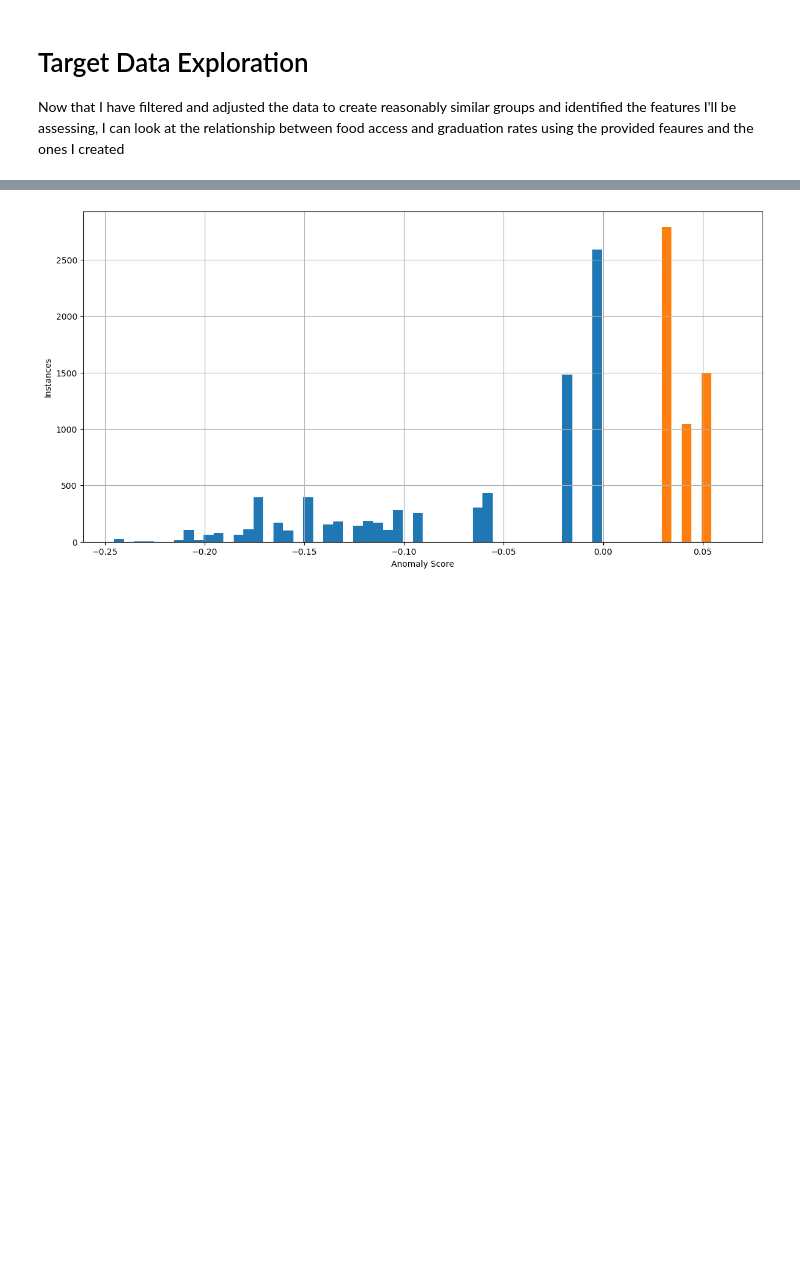
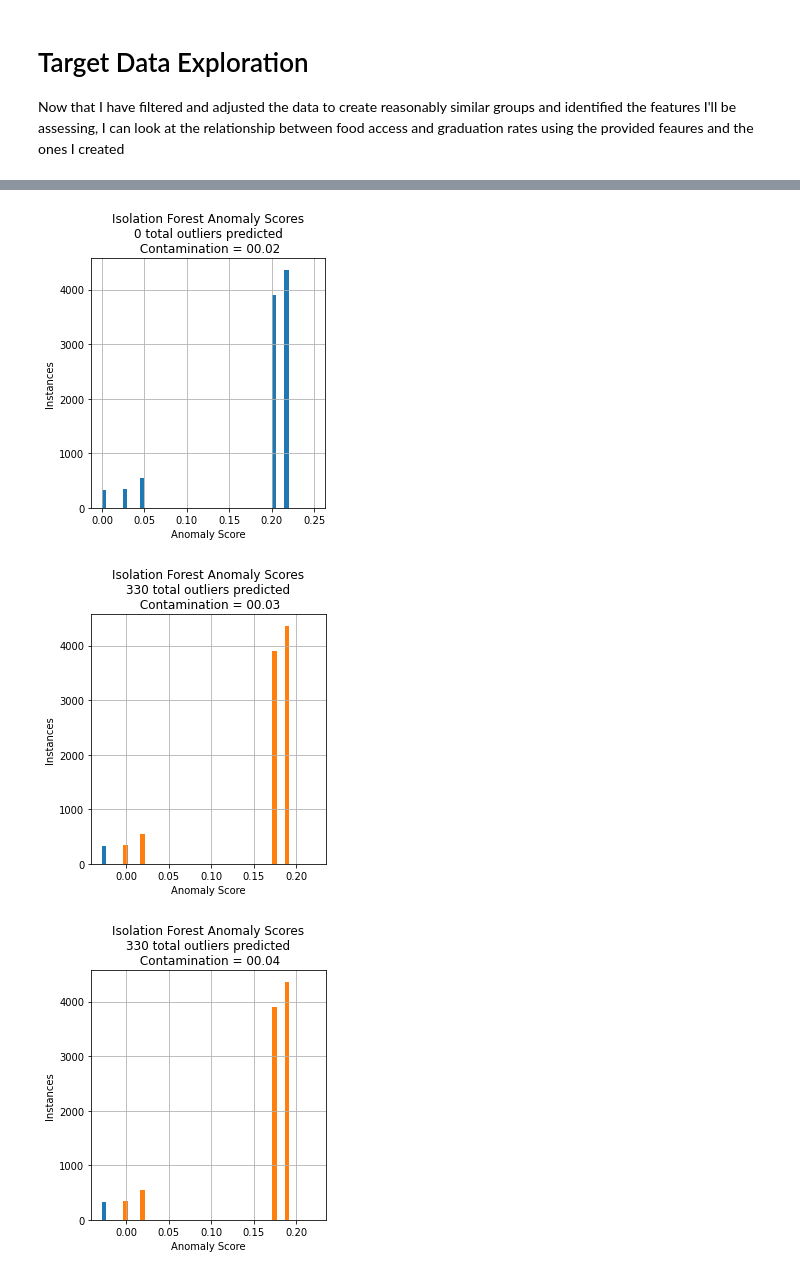
Before and after one commit to bcbottle/TOOL1_FINAL_PROJECT, a Jupyter notebook: data_analysis.ipynb, the cells around one changed output, grey strips where cells are left out. Cells and saved outputs as stored; diff of their text form; code cells hidden in the pictures; blank space fills up the shorter version.

```diff
--- a/data_analysis.ipynb
+++ b/data_analysis.ipynb
@@ -468,8 +366,0 @@ plt.show()
-# %%
-# Plot graduation rates by vehicle access feature
-
-fig, ax = plt.subplots(figsize=(10, 6))
-
-sns.boxplot(data=df, x='LAVehicle', y='grad_rate', ax = ax)
-
-plt.show
@@ -487,27 +402,32 @@ Without any additional domain knowledge to inform this decision, I will choose t
-# %%
-features = df[['charter', 'tract_status', 'LAVehicle', 'title_i', 'nslp']]
-
-clf = IsolationForest(random_state=7284, max_features=1.0)
-
-
-clf.fit(features)
-
-
-iso_forest_predictions = pd.DataFrame(np.c_[clf.predict(features),
-                                            clf.decision_function(features)],
-                                      columns= ['anomaly_flag', 'anomaly_score'])
 # %%
-fig, ax = plt.subplots()
-iso_forest_predictions.groupby(['anomaly_flag'])['anomaly_score'].hist(
-    bins= np.arange(np.min(clf.decision_function(features)),
-                    np.max(clf.decision_function(features)), 0.005),
-    figsize= (12, 6), ax= ax)
-fig.tight_layout()
-plt.xlabel('Anomaly Score')
-plt.ylabel('Instances')
-plt.show()
+features = df[['charter', 'tract_status']]
+contam = [0.02, 0.03, 0.04]
+for c in contam:
+      clf = IsolationForest(random_state=7284, contamination= c)
+
+
+      clf.fit(features)
+
+
+      iso_forest_predictions = pd.DataFrame(np.c_[clf.predict(features),
+                                                clf.decision_function(features)],
+                                          columns= ['anomaly_flag', 'anomaly_score'])
+
+      num_outliers = len(iso_forest_predictions[iso_forest_predictions['anomaly_flag'] == -1])
+      fig, ax = plt.subplots()
+      iso_forest_predictions.groupby(['anomaly_flag'])['anomaly_score'].hist(
+      bins= np.arange(np.min(clf.decision_function(features)),
+                        np.max(clf.decision_function(features)), 0.005),
+      figsize= (4, 4), ax= ax)
+      fig.tight_layout()
+      plt.xlabel('Anomaly Score')
+      plt.ylabel('Instances')
+      plt.title(f'Isolation Forest Anomaly Scores\n{num_outliers} total outliers predicted\n Contamination = 0{c}')
+      plt.show()
 # %% [output]
-[figure, old version]
+[figure, new version]
+[figure, added]
+[figure, added]
 # %% [markdown]
 # Transformation of Data
 
```
Also changed, not shown: parts of 65 cells of this notebook.
